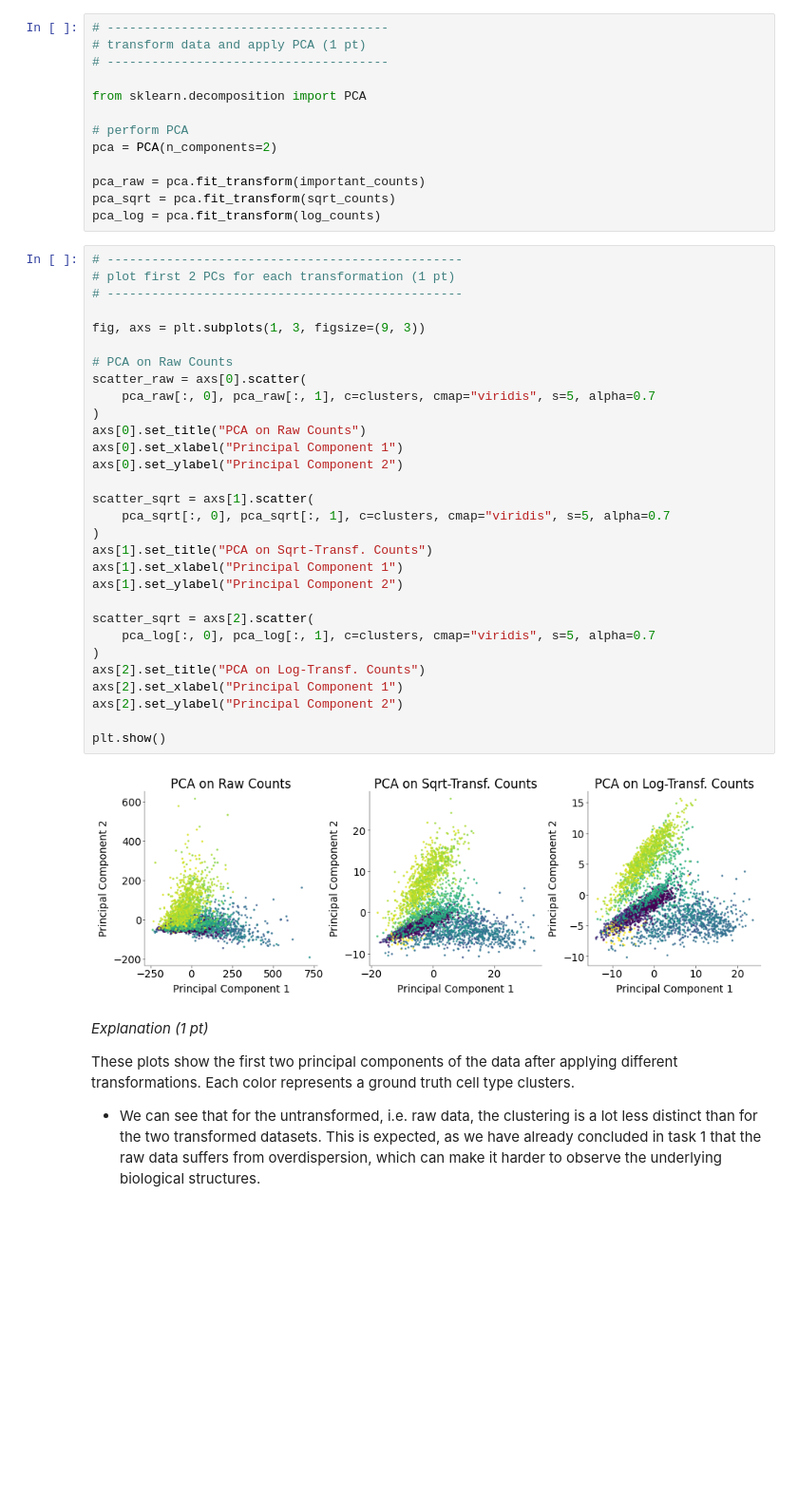
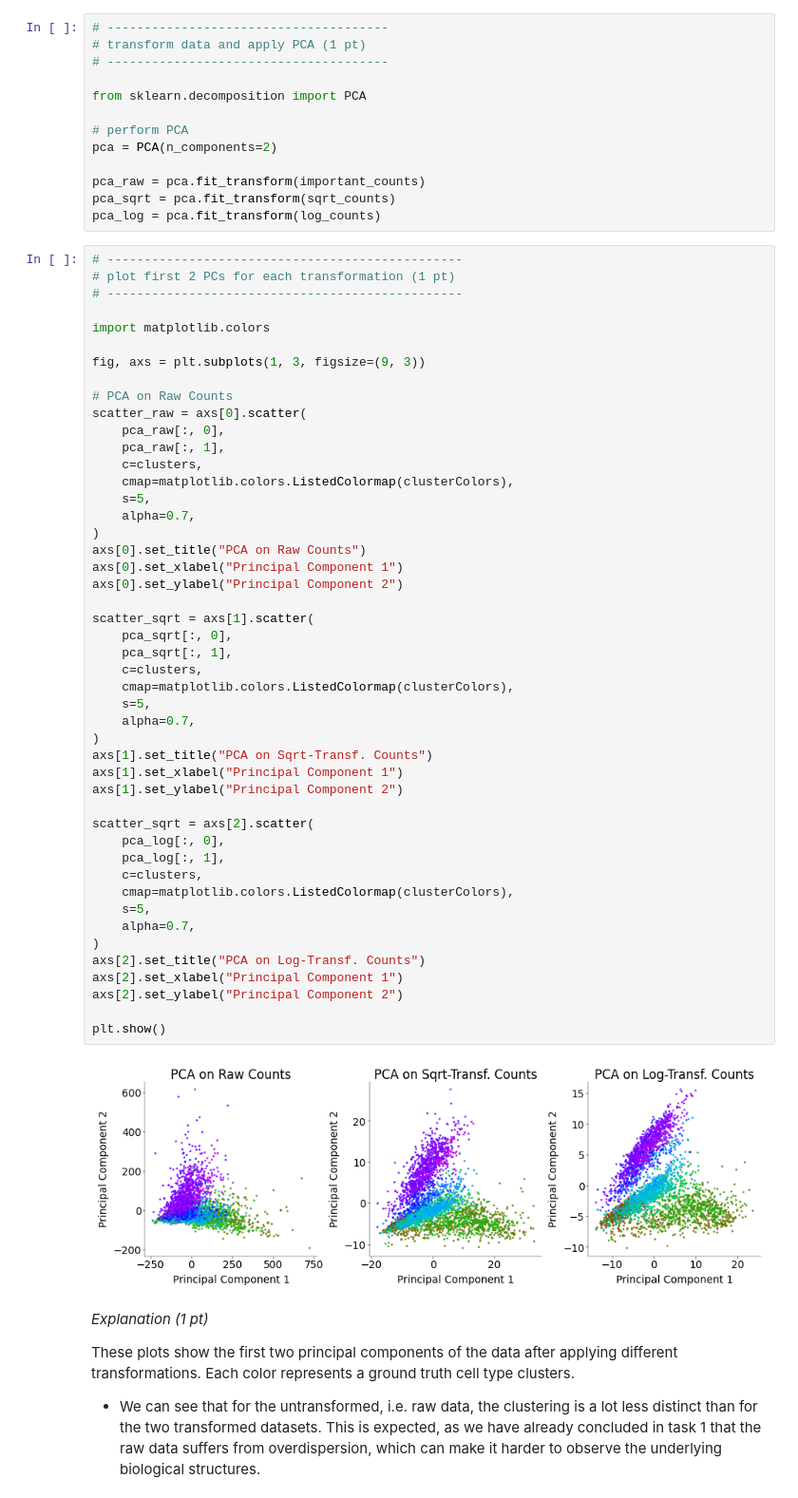
Before and after one commit to Akseli-Ilmanen/NDS_homework, a Jupyter notebook: notebooks/CG_CodingLab7.ipynb, the cells around one changed output. Shown at 95% size. Saved outputs shown, nothing was run; the diff lists cells and outputs as text; blank space fills up the shorter version.

```diff
--- a/notebooks/CG_CodingLab7.ipynb
+++ b/notebooks/CG_CodingLab7.ipynb
@@ -407,35 +410,52 @@ pca_log = pca.fit_transform(log_counts)
 # %%
 # ------------------------------------------------
 # plot first 2 PCs for each transformation (1 pt)
 # ------------------------------------------------
 
+import matplotlib.colors
+
 fig, axs = plt.subplots(1, 3, figsize=(9, 3))
 
 # PCA on Raw Counts
 scatter_raw = axs[0].scatter(
-    pca_raw[:, 0], pca_raw[:, 1], c=clusters, cmap="viridis", s=5, alpha=0.7
+    pca_raw[:, 0],
+    pca_raw[:, 1],
+    c=clusters,
+    cmap=matplotlib.colors.ListedColormap(clusterColors),
+    s=5,
+    alpha=0.7,
 )
 axs[0].set_title("PCA on Raw Counts")
 axs[0].set_xlabel("Principal Component 1")
 axs[0].set_ylabel("Principal Component 2")
 
 scatter_sqrt = axs[1].scatter(
-    pca_sqrt[:, 0], pca_sqrt[:, 1], c=clusters, cmap="viridis", s=5, alpha=0.7
+    pca_sqrt[:, 0],
+    pca_sqrt[:, 1],
+    c=clusters,
+    cmap=matplotlib.colors.ListedColormap(clusterColors),
+    s=5,
+    alpha=0.7,
 )
 axs[1].set_title("PCA on Sqrt-Transf. Counts")
 axs[1].set_xlabel("Principal Component 1")
 axs[1].set_ylabel("Principal Component 2")
 
 scatter_sqrt = axs[2].scatter(
-    pca_log[:, 0], pca_log[:, 1], c=clusters, cmap="viridis", s=5, alpha=0.7
+    pca_log[:, 0],
+    pca_log[:, 1],
+    c=clusters,
+    cmap=matplotlib.colors.ListedColormap(clusterColors),
+    s=5,
+    alpha=0.7,
 )
 axs[2].set_title("PCA on Log-Transf. Counts")
 axs[2].set_xlabel("Principal Component 1")
 axs[2].set_ylabel("Principal Component 2")
 
 plt.show()
 # %% [output]
-[figure, old version]
+[figure, new version]
 # %% [markdown]
 _Explanation (1 pt)_
 
```
Also changed, not shown: parts of 6 cells of this notebook.
